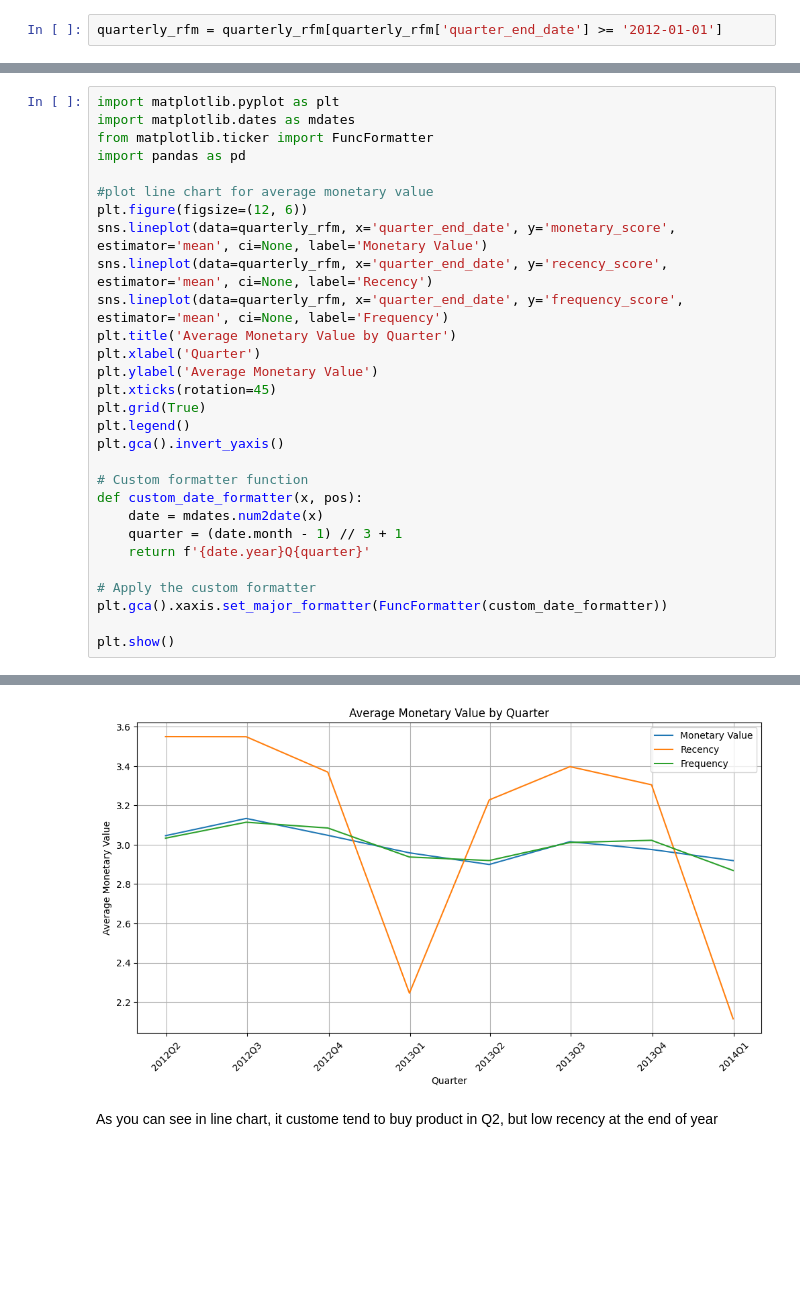
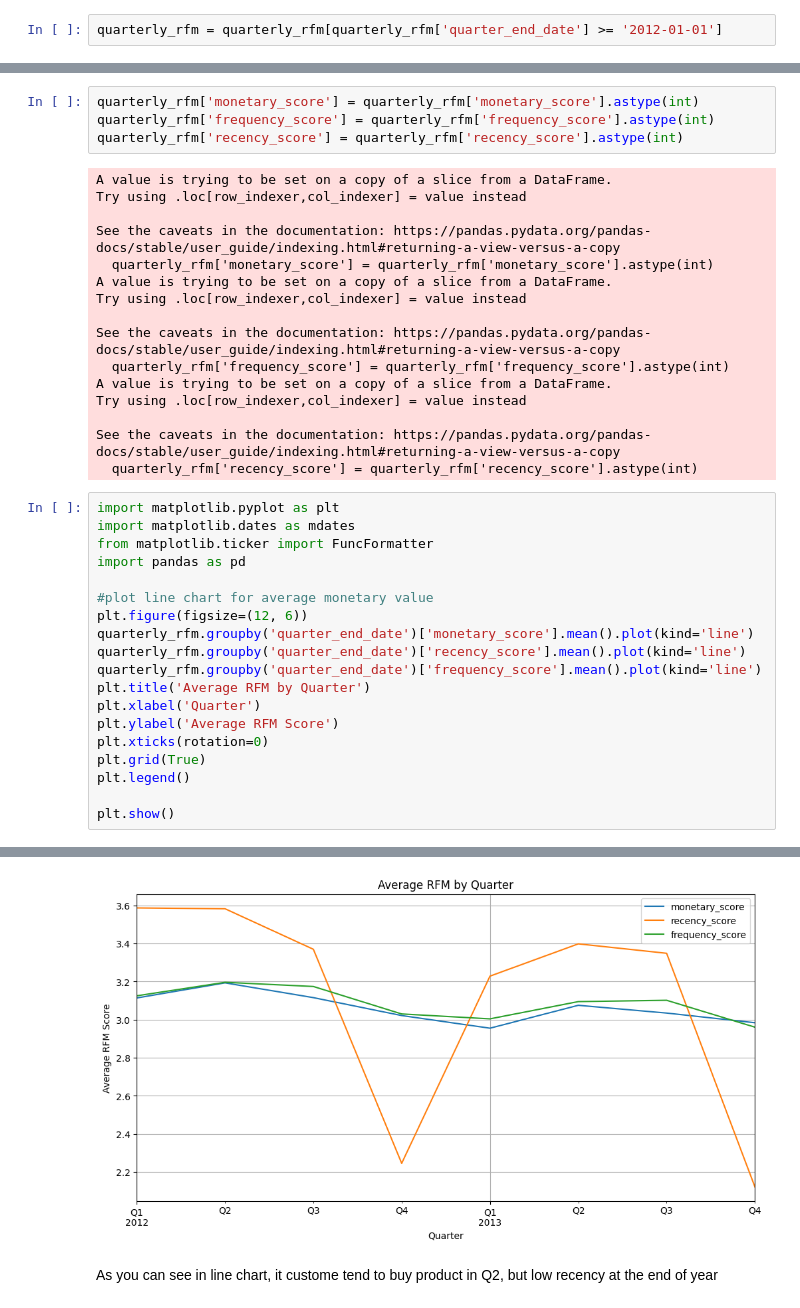
Before and after one commit to C4PT41N4545/BUSA8000-LuminaTech_Analytics_Project, a Jupyter notebook: notebooks/customer_churn_analysis.ipynb, the cells around one changed output, grey strips where cells are left out. Drawn from its saved outputs; the diff is of its cells as text; blank space fills up the shorter version.

Commit message:
fix line chart

```diff
--- a/notebooks/customer_churn_analysis.ipynb
+++ b/notebooks/customer_churn_analysis.ipynb
@@ -222,3 +228,23 @@ quarterly_rfm['segment'] = quarterly_rfm['RFM_score'].apply(segment_customer)
+# %%
+quarterly_rfm['monetary_score'] = quarterly_rfm['monetary_score'].astype(int)
+quarterly_rfm['frequency_score'] = quarterly_rfm['frequency_score'].astype(int)
+quarterly_rfm['recency_score'] = quarterly_rfm['recency_score'].astype(int)
+# %% [output]
+A value is trying to be set on a copy of a slice from a DataFrame.
+Try using .loc[row_indexer,col_indexer] = value instead
+
+See the caveats in the documentation: https://pandas.pydata.org/pandas-docs/stable/user_guide/indexing.html#returning-a-view-versus-a-copy
+  quarterly_rfm['monetary_score'] = quarterly_rfm['monetary_score'].astype(int)
+A value is trying to be set on a copy of a slice from a DataFrame.
+Try using .loc[row_indexer,col_indexer] = value instead
+
+See the caveats in the documentation: https://pandas.pydata.org/pandas-docs/stable/user_guide/indexing.html#returning-a-view-versus-a-copy
+  quarterly_rfm['frequency_score'] = quarterly_rfm['frequency_score'].astype(int)
+A value is trying to be set on a copy of a slice from a DataFrame.
+Try using .loc[row_indexer,col_indexer] = value instead
+
+See the caveats in the documentation: https://pandas.pydata.org/pandas-docs/stable/user_guide/indexing.html#returning-a-view-versus-a-copy
+  quarterly_rfm['recency_score'] = quarterly_rfm['recency_score'].astype(int)
 # %%
 import matplotlib.pyplot as plt
 import matplotlib.dates as mdates
@@ -227,25 +253,15 @@ import pandas as pd
 
 #plot line chart for average monetary value
 plt.figure(figsize=(12, 6))
-sns.lineplot(data=quarterly_rfm, x='quarter_end_date', y='monetary_score', estimator='mean', ci=None, label='Monetary Value')
-sns.lineplot(data=quarterly_rfm, x='quarter_end_date', y='recency_score', estimator='mean', ci=None, label='Recency')
-sns.lineplot(data=quarterly_rfm, x='quarter_end_date', y='frequency_score', estimator='mean', ci=None, label='Frequency')
-plt.title('Average Monetary Value by Quarter')
+quarterly_rfm.groupby('quarter_end_date')['monetary_score'].mean().plot(kind='line')
+quarterly_rfm.groupby('quarter_end_date')['recency_score'].mean().plot(kind='line')
+quarterly_rfm.groupby('quarter_end_date')['frequency_score'].mean().plot(kind='line')
+plt.title('Average RFM by Quarter')
 plt.xlabel('Quarter')
-plt.ylabel('Average Monetary Value')
-plt.xticks(rotation=45)
+plt.ylabel('Average RFM Score')
+plt.xticks(rotation=0)
 plt.grid(True)
 plt.legend()
-plt.gca().invert_yaxis()
-
-# Custom formatter function
-def custom_date_formatter(x, pos):
-    date = mdates.num2date(x)
-    quarter = (date.month - 1) // 3 + 1
-    return f'{date.year}Q{quarter}'
-
-# Apply the custom formatter
-plt.gca().xaxis.set_major_formatter(FuncFormatter(custom_date_formatter))
 
 plt.show()
 # %% [output]
@@ -263,4 +268,4 @@ The `ci` parameter is deprecated. Use `errorbar=None` for the same effect.
-[figure, old version]
+[figure, new version]
 # %% [markdown]
 As you can see in line chart, it custome tend to buy product in Q2, but low recency at the end of year
 # %%
```
Also changed, not shown: parts of 3 cells of this notebook.
